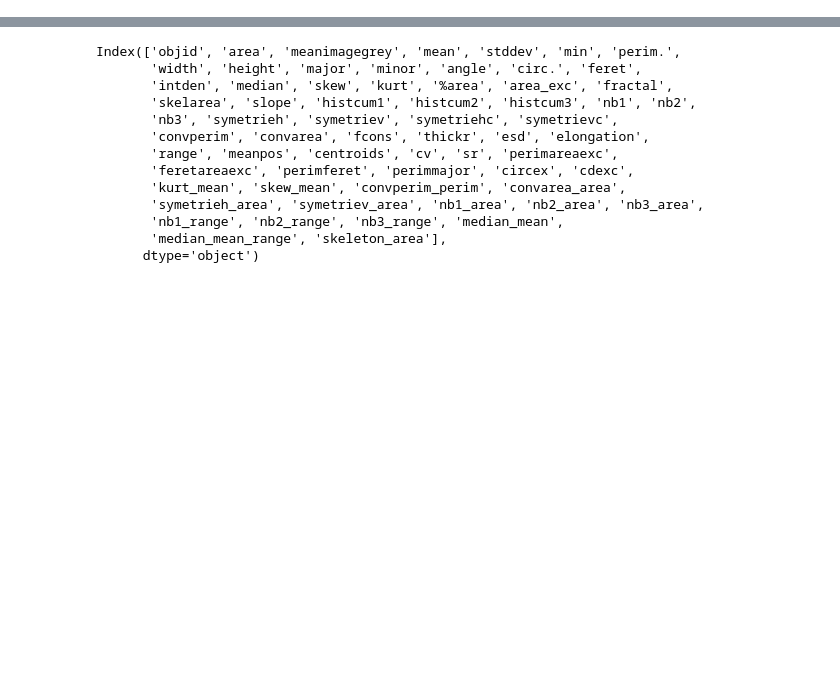
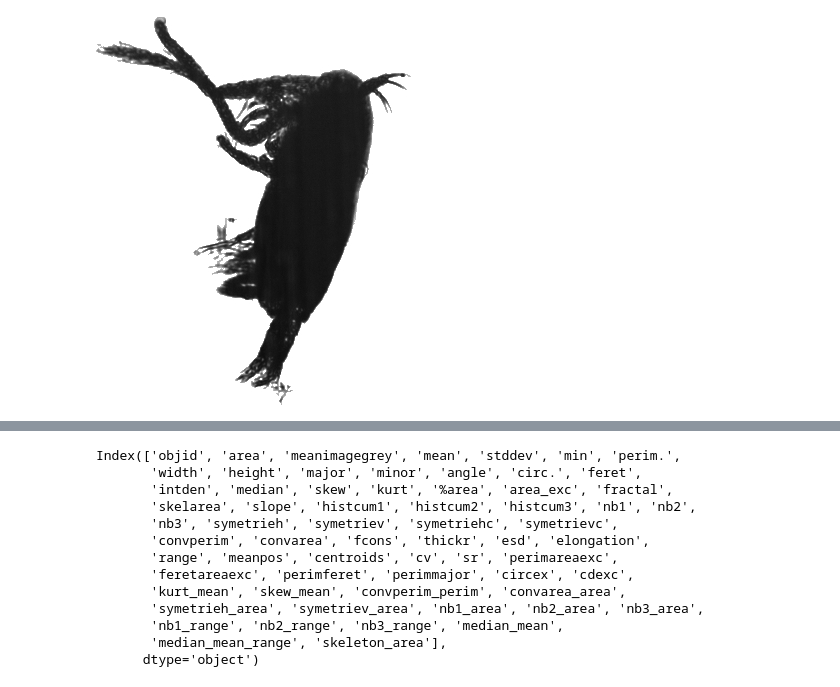
Before and after one commit to Makubu/AML, a Jupyter notebook: Chall3_Plankton/plankton_challenge.ipynb, the cells around one changed output, grey strips where cells are left out. Cells and saved outputs as stored; diff of their text form; code cells hidden in the pictures; blank space fills up the shorter version.

```diff
--- a/Chall3_Plankton/plankton_challenge.ipynb
+++ b/Chall3_Plankton/plankton_challenge.ipynb
@@ -235,0 +18,14 @@ features_sk = pd.read_csv('../../features_skimage.csv.gz')
+# %%
+def extract_zip_to_memory(input_zip):
+    '''
+    This function extracts the images stored inside the given zip file.
+    It stores the result in a python dictionary.
+
+    input_zip (string): path to the zip file
+
+    returns (dict): {filename (string): image_file (bytes)}
+    '''
+    input_zip=zipfile.ZipFile(input_zip)
+    return {name: BytesIO(input_zip.read(name)) for name in input_zip.namelist() if name.endswith('.jpg')}
+
+img_files = extract_zip_to_memory(PATH_TO_DATA+"/imgs.zip")
@@ -300,0 +138,4 @@ Index(['objid', 'area', 'convex_area', 'eccentricity', 'equivalent_diameter',
+# %%
+Image.open(img_files['imgs/32738614.jpg'])
+# %% [output]
+[figure, added]
```
Also changed, not shown: parts of 28 cells of this notebook, 1 other file.
